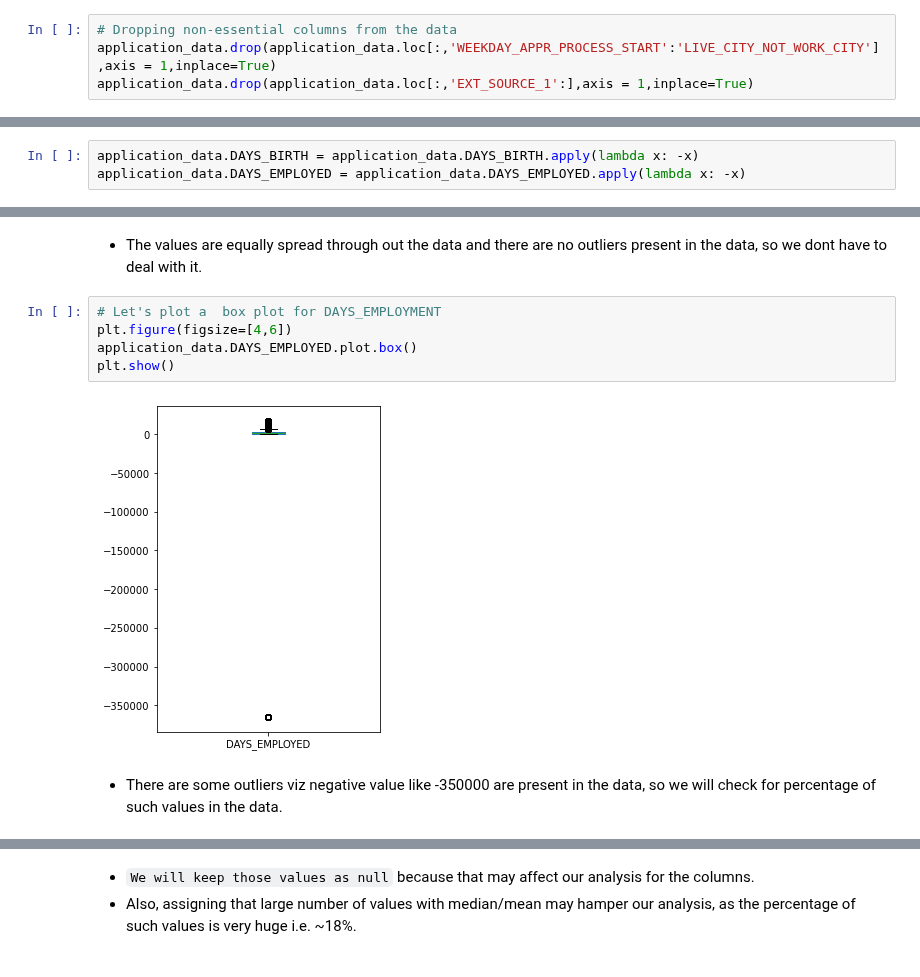
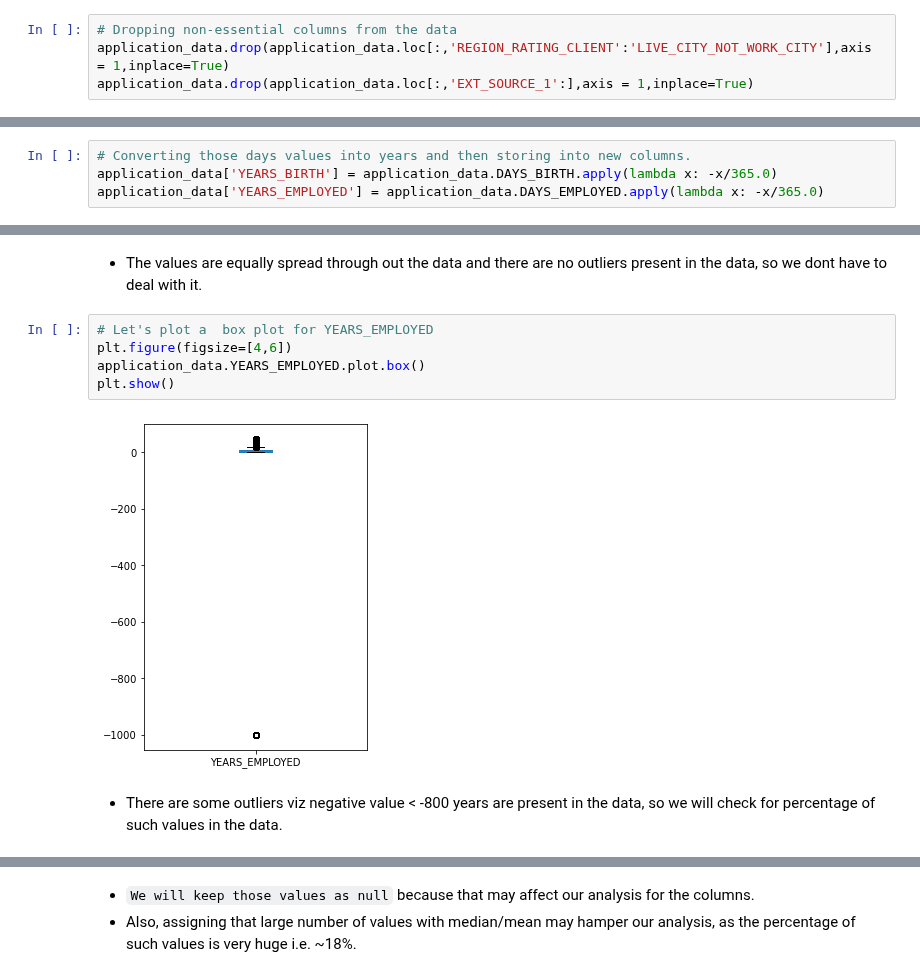
Before and after one commit to shardul-rajhans/Bank-Credit-Loan-Risk-Analytics-EDA, a Jupyter notebook: shardul_sohini_eda_case_study.ipynb, the cells around one changed output, grey strips where cells are left out. Drawn from its saved outputs; the diff is of its cells as text.

Commit message:
Update shardul_sohini_eda_case_study.ipynb
16/11 Univariate Analysis and Handling Outliers

```diff
--- a/shardul_sohini_eda_case_study.ipynb
+++ b/shardul_sohini_eda_case_study.ipynb
@@ -122,7 +122,7 @@ application_data.loc[:,'WEEKDAY_APPR_PROCESS_START':].head()
 - After having glance through the columns, only ORGANIZATION_TYPE is required, hence we will extract only that column for further analysis, and ignoring all other columns.
 # %%
 # Dropping non-essential columns from the data
-application_data.drop(application_data.loc[:,'WEEKDAY_APPR_PROCESS_START':'LIVE_CITY_NOT_WORK_CITY'],axis = 1,inplace=True)
+application_data.drop(application_data.loc[:,'REGION_RATING_CLIENT':'LIVE_CITY_NOT_WORK_CITY'],axis = 1,inplace=True)
 application_data.drop(application_data.loc[:,'EXT_SOURCE_1':],axis = 1,inplace=True)
 # %%
 # Displaying the result after dropping the columns
@@ -781,5 +782,6 @@ min      -17912.000000
 max      365243.000000
 Name: DAYS_EMPLOYED, dtype: float64
 # %%
-application_data.DAYS_BIRTH = application_data.DAYS_BIRTH.apply(lambda x: -x)
-application_data.DAYS_EMPLOYED = application_data.DAYS_EMPLOYED.apply(lambda x: -x)
+# Converting those days values into years and then storing into new columns.
+application_data['YEARS_BIRTH'] = application_data.DAYS_BIRTH.apply(lambda x: -x/365.0)
+application_data['YEARS_EMPLOYED'] = application_data.DAYS_EMPLOYED.apply(lambda x: -x/365.0)
@@ -793,12 +799,12 @@ plt.show()
 # %% [markdown]
 - The values are equally spread through out the data and there are no outliers present in the data, so we dont have to deal with it.
 # %%
-# Let's plot a  box plot for DAYS_EMPLOYMENT
+# Let's plot a  box plot for YEARS_EMPLOYED
 plt.figure(figsize=[4,6])
-application_data.DAYS_EMPLOYED.plot.box()
+application_data.YEARS_EMPLOYED.plot.box()
 plt.show()
 # %% [output]
-[figure, old version]
+[figure, new version]
 # %% [markdown]
-- There are some outliers viz negative value like -350000 are present in the data, so we will check for percentage of such values in the data.
+- There are some outliers viz negative value < -800 years are present in the data, so we will check for percentage of such values in the data.
 # %%
```
Also changed, not shown: parts of 56 cells of this notebook.
